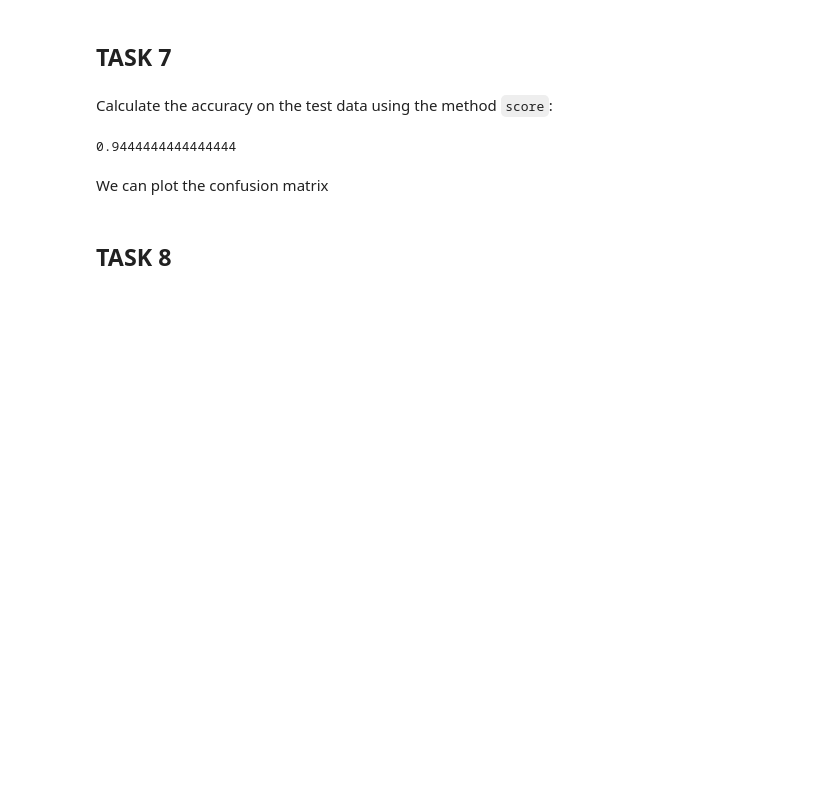
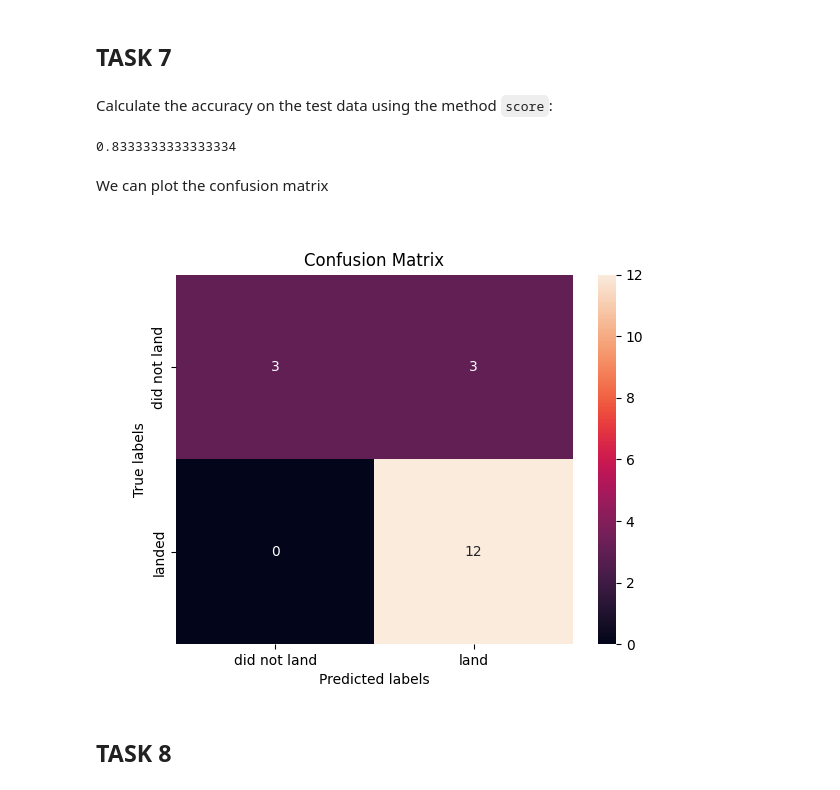
Before and after one commit to sjweiler/ds_capstone, a Jupyter notebook: IBM-DS0321EN-SkillsNetwork_labs_module_4_SpaceX_Machine_Learning_Prediction_Part_5.jupyterlite.ipynb, the cells around one changed output. Saved outputs shown, nothing was run; the diff lists cells and outputs as text; code cells hidden in the pictures; blank space fills up the shorter version.

```diff
--- a/IBM-DS0321EN-SkillsNetwork_labs_module_4_SpaceX_Machine_Learning_Prediction_Part_5.jupyterlite.ipynb
+++ b/IBM-DS0321EN-SkillsNetwork_labs_module_4_SpaceX_Machine_Learning_Prediction_Part_5.jupyterlite.ipynb
@@ -232,14 +233,17 @@ accuracy : 0.8222222222222223
 # %% [markdown]
 Calculate the accuracy on the test data using the method <code>score</code>:
 # %%
-svm_cv.score(X_test, Y_test)
+svm_accuracy= svm_cv.score(X_test,Y_test)
+svm_accuracy
 # %% [output]
-0.9444444444444444
+0.8333333333333334
 # %% [markdown]
 We can plot the confusion matrix
 # %%
-yhat=svm_cv.predict(X_test)
-plot_confusion_matrix(Y_test,yhat)
+svm_yhat=svm_cv.predict(X_test)
+plot_confusion_matrix(Y_test,svm_yhat)
+# %% [output]
+[figure, added]
 # %% [markdown]
 ## TASK  8
 # %% [markdown]
```
Also changed, not shown: parts of 18 cells of this notebook.
